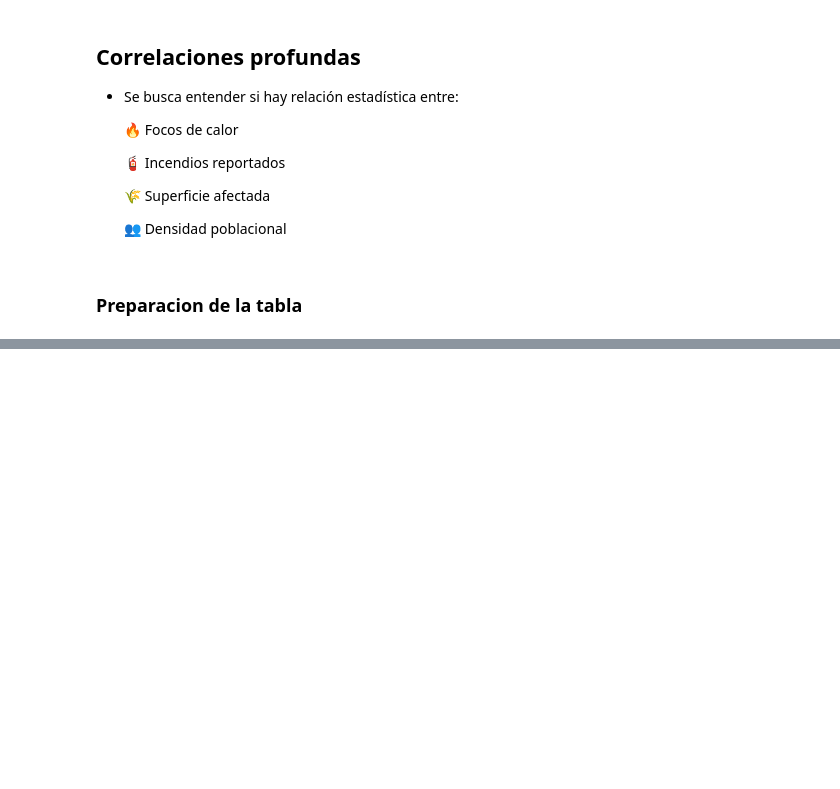
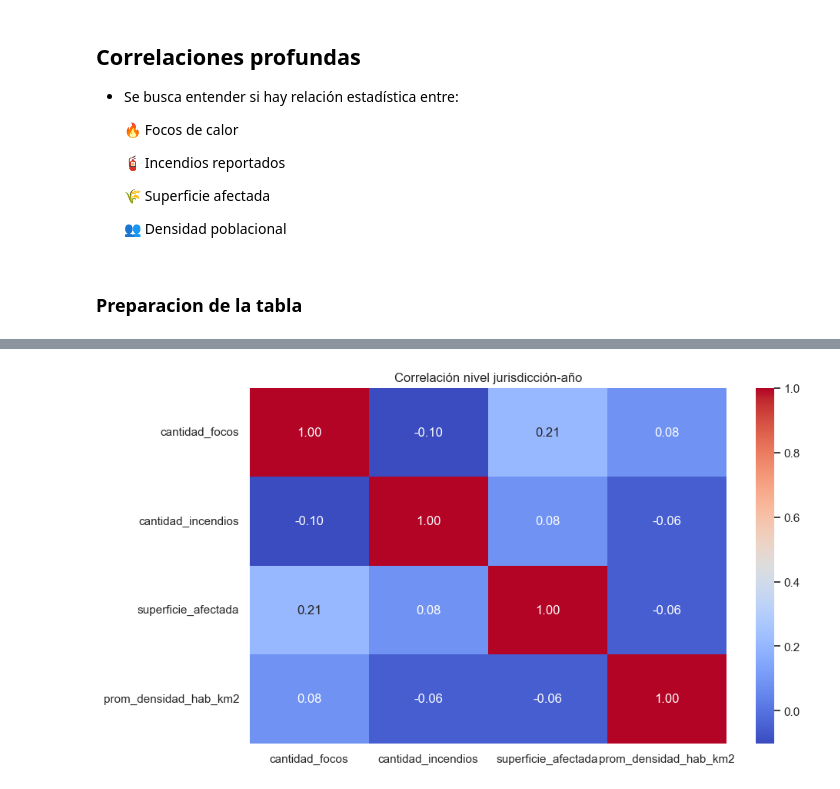
Before and after one commit to FNT138/Analisis_PrediccionIncendiosForestales, a Jupyter notebook: Proy.ipynb, the cells around one changed output, grey strips where cells are left out. Saved outputs shown, nothing was run; the diff lists cells and outputs as text; code cells hidden in the pictures; blank space fills up the shorter version.

```diff
--- a/Proy.ipynb
+++ b/Proy.ipynb
@@ -266,0 +266,22 @@ poblacion["jurisdicción"] = poblacion["jurisdicción"].str.strip().str.lower()
+# %%
+# Melt con columnas ya filtradas por año (definidas antes)
+focos_largo = focos.melt(id_vars="jurisdicción", value_vars=cols_focos, var_name="año", value_name="cantidad_focos")
+focos_largo["año"] = focos_largo["año"].apply(lambda x: int(re.search(r"\d{4}", x).group()))
+
+incendios_largo = incendios.melt(id_vars="jurisdicción", value_vars=cols_inc, var_name="año", value_name="cantidad_incendios")
+incendios_largo["año"] = incendios_largo["año"].apply(lambda x: int(re.search(r"\d{4}", x).group()))
+
+superficie_largo = superficie_abs.melt(id_vars="jurisdicción", value_vars=cols_sup, var_name="año", value_name="superficie_afectada")
+superficie_largo["año"] = superficie_largo["año"].apply(lambda x: int(re.search(r"\d{4}", x).group()))
+# %%
+df_ja = focos_largo.merge(incendios_largo, on=["jurisdicción","año"], how="inner") \
+                   .merge(superficie_largo, on=["jurisdicción","año"], how="inner") \
+                   .merge(poblacion[["jurisdicción","prom_densidad_hab_km2"]], on="jurisdicción", how="left")
+df_ja = df_ja.dropna(subset=["cantidad_focos","cantidad_incendios","superficie_afectada","prom_densidad_hab_km2"])
+# %%
+corr_mat2 = df_ja[["cantidad_focos","cantidad_incendios","superficie_afectada","prom_densidad_hab_km2"]].corr()
+sns.heatmap(corr_mat2, annot=True, fmt=".2f", cmap="coolwarm")
+plt.title("Correlación nivel jurisdicción-año")
+plt.show()
+# %% [output]
+[figure, added]
```
Also changed, not shown: parts of 10 cells of this notebook.
